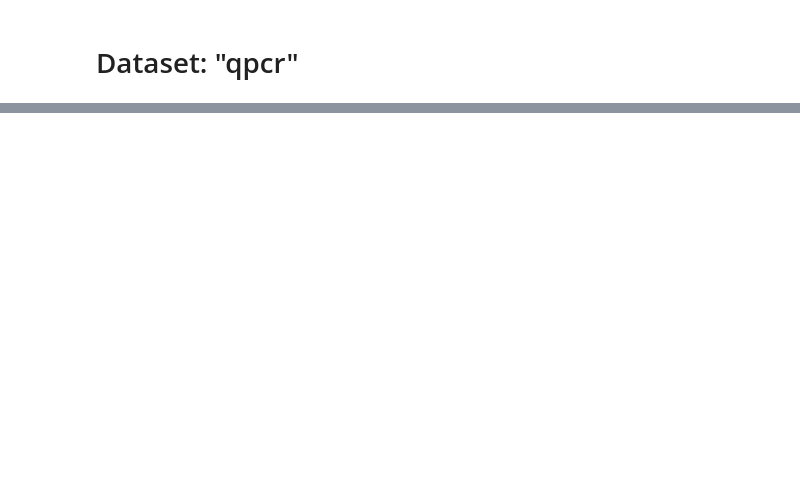
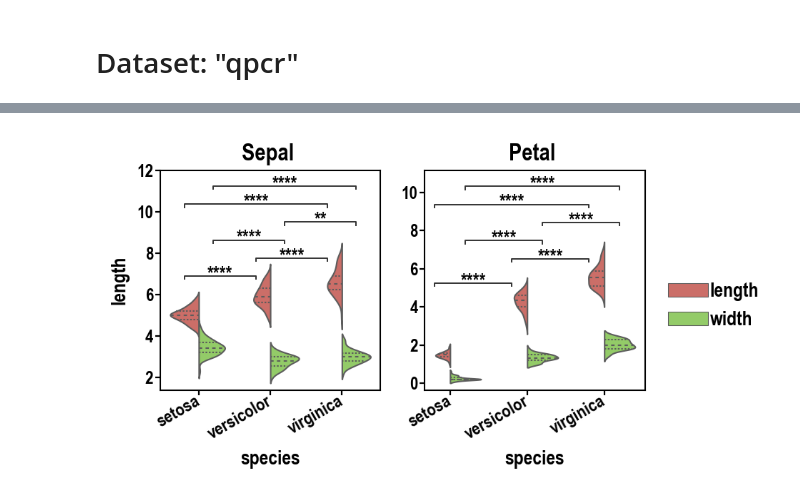
Before and after one commit to markur4/plotastic, a Jupyter notebook: IMAGES/EXAMPLE_GALLERY/example_gallery.ipynb, the cells around one changed output, grey strips where cells are left out. Drawn from its saved outputs; the diff is of its cells as text; code cells hidden in the pictures; blank space fills up the shorter version.

Commit message:
example_gallery

```diff
--- a/IMAGES/EXAMPLE_GALLERY/example_gallery.ipynb
+++ b/IMAGES/EXAMPLE_GALLERY/example_gallery.ipynb
@@ -156,0 +160,13 @@ plst.set_palette(["#db5f57", "#91db57", "#57d3db"], verbose=False)
+# %%
+# Import Example Data
+DF = sns.load_dataset("iris")
+
+DF = DF.reset_index(names="subject")
+DF = DF.melt(
+    id_vars=["subject", "species"],
+    var_name="measurement",
+    value_name="length",
+)
+DF["leaf"] = DF["measurement"].str.split("_").str[0]
+DF["orientation"] = DF["measurement"].str.split("_").str[1]
+DF
@@ -156,0 +187,9 @@ plst.set_palette(["#db5f57", "#91db57", "#57d3db"], verbose=False)
+# %%
+dims = dict(
+    y="length",
+    x="species",
+    hue="orientation",
+    col="leaf",
+)
+DA3 = plst.DataAnalysis(DF, dims, subject="subject", verbose=True)
+# DA.catplot(dodge=True)
@@ -156,0 +219,17 @@ plst.set_palette(["#db5f57", "#91db57", "#57d3db"], verbose=False)
+# %%
+(
+    DA3.subplots(figsize=(4, 2), sharey=False, wspace=0.2)
+    .fillaxes(
+        kind="violin",
+        split=True,
+        inner="quart",
+    )
+    .edit_x_ticklabels_rotate(30)
+    .annotate_pairwise(
+        include="__X",
+    )
+    .edit_legend(title="")
+)
+plt.savefig("iris1.png", dpi=300, bbox_inches="tight")
+# %% [output]
+[figure, added]
```
Also changed, not shown: parts of 22 cells of this notebook, 7 other files.
